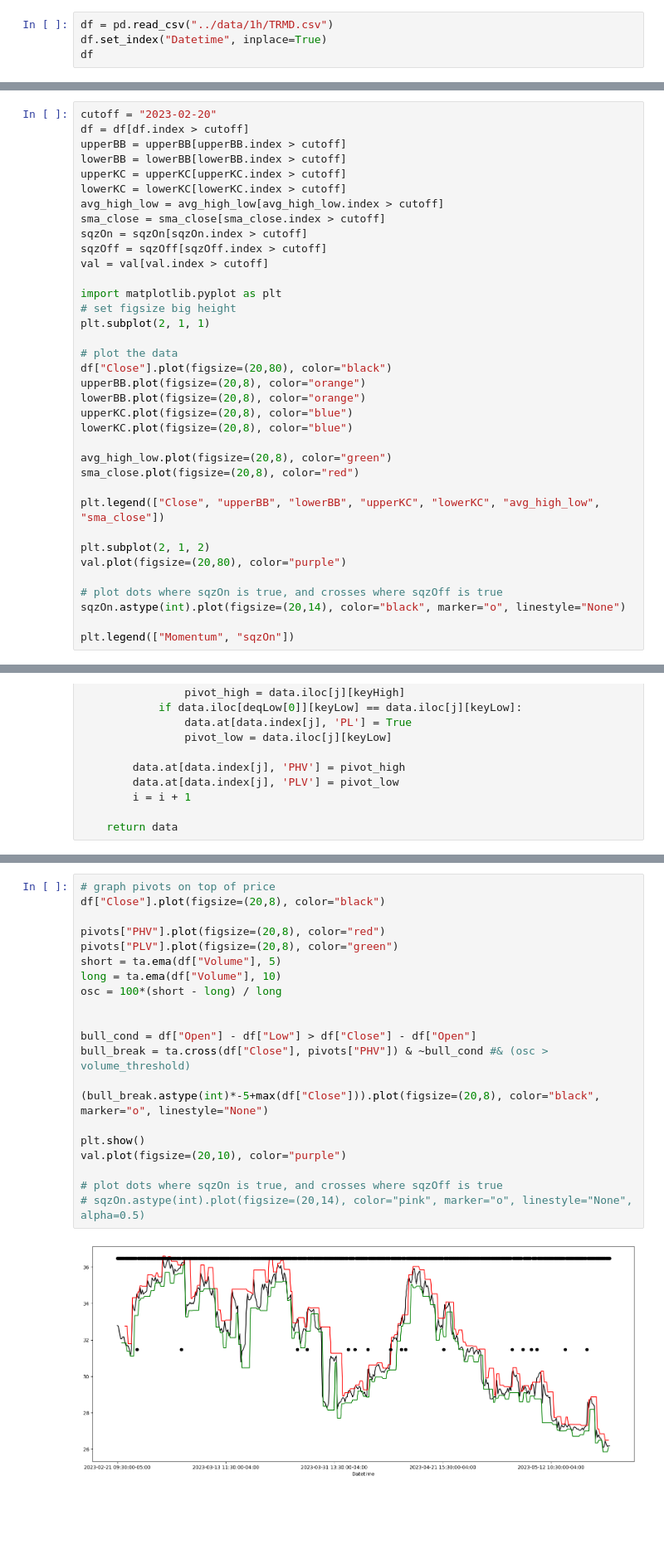
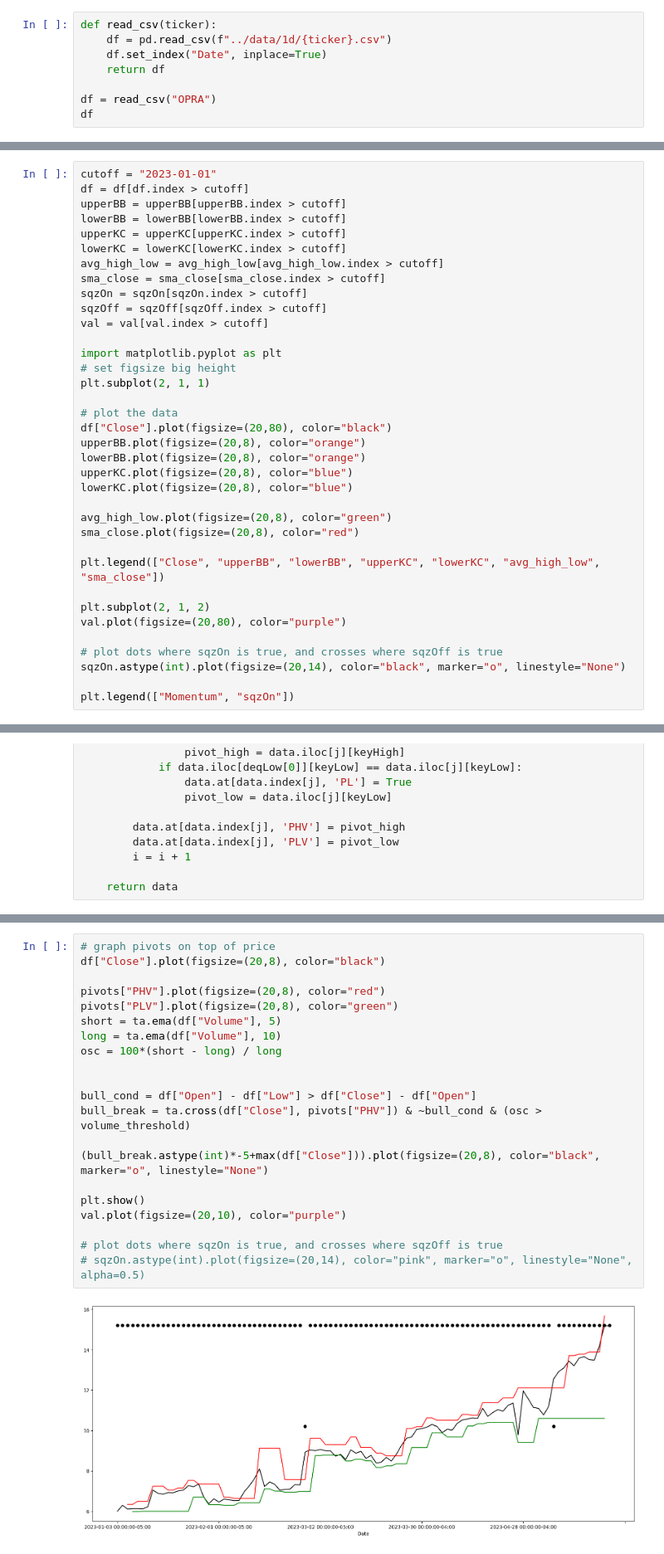
Before and after one commit to ShreyJ1729/market-probe, a Jupyter notebook: experiments/squeeze-break.ipynb, the cells around one changed output, grey strips where cells are left out. Shown at 83% size. Saved outputs shown, nothing was run; the diff lists cells and outputs as text; blank space fills up the shorter version.

```diff
--- a/experiments/squeeze-break.ipynb
+++ b/experiments/squeeze-break.ipynb
@@ -2,8 +2,12 @@
 import pandas as pd
 import pandas_ta as ta
 # %%
-df = pd.read_csv("../data/1h/TRMD.csv")
-df.set_index("Datetime", inplace=True)
+def read_csv(ticker):
+    df = pd.read_csv(f"../data/1d/{ticker}.csv")
+    df.set_index("Date", inplace=True)
+    return df
+
+df = read_csv("OPRA")
 df
 # %% [output]
 |  | Open | High | Low | Close | Volume | Dividends | Stock Splits |
@@ -60,7 +64,7 @@ val = ta.linreg(source - (avg_high_low + sma_close)/2, LENGTH_KC, 0)
 # replace all NaN values with 0
 val = val.replace(np.nan, 0)
 # %%
-cutoff = "2023-02-20"
+cutoff = "2023-01-01"
 df = df[df.index > cutoff]
 upperBB = upperBB[upperBB.index > cutoff]
 lowerBB = lowerBB[lowerBB.index > cutoff]
@@ -216,23 +200,23 @@ See the caveats in the documentation: https://pandas.pydata.org/pandas-docs/stab
 # %%
 # graph pivots on top of price
 df["Close"].plot(figsize=(20,8), color="black")
 
 pivots["PHV"].plot(figsize=(20,8), color="red")
 pivots["PLV"].plot(figsize=(20,8), color="green")
 short = ta.ema(df["Volume"], 5)
 long = ta.ema(df["Volume"], 10)
 osc = 100*(short - long) / long
 
 
 bull_cond = df["Open"] - df["Low"] > df["Close"] - df["Open"]
-bull_break = ta.cross(df["Close"], pivots["PHV"]) & ~bull_cond #& (osc > volume_threshold)
+bull_break = ta.cross(df["Close"], pivots["PHV"]) & ~bull_cond & (osc > volume_threshold)
 
 (bull_break.astype(int)*-5+max(df["Close"])).plot(figsize=(20,8), color="black", marker="o", linestyle="None")
 
 plt.show()
 val.plot(figsize=(20,10), color="purple")
 
 # plot dots where sqzOn is true, and crosses where sqzOff is true
 # sqzOn.astype(int).plot(figsize=(20,14), color="pink", marker="o", linestyle="None", alpha=0.5)
 # %% [output]
-[figure, old version]
+[figure, new version]
```
Also changed, not shown: parts of 9 cells of this notebook, 1 other file.
